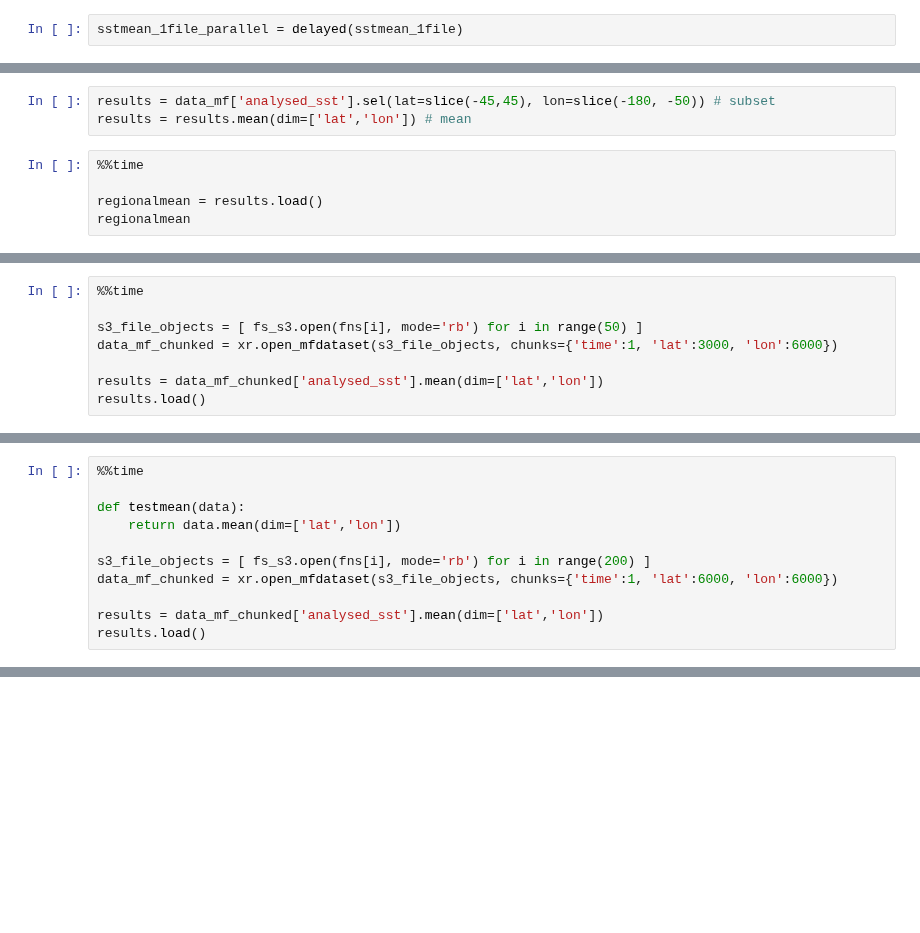
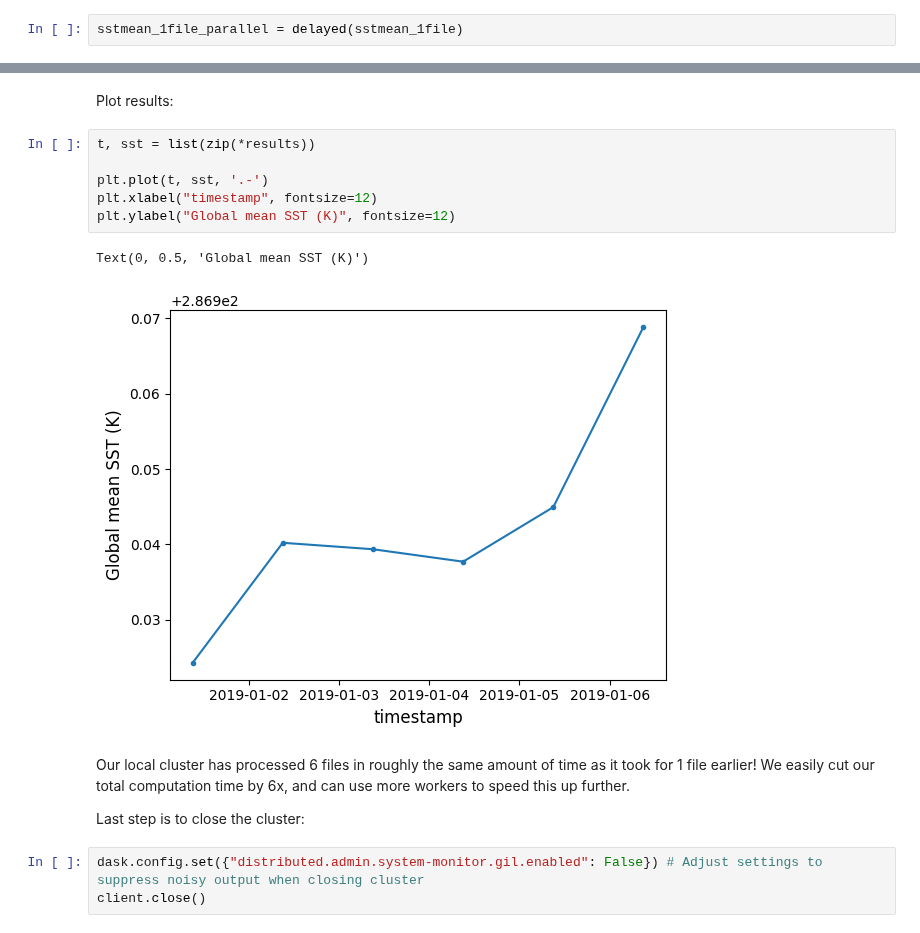
Before and after one commit to DeanHenze/cloud_earthdata, a Jupyter notebook: dask_with_earthdata_starters/basic_dask.ipynb, the cells around one changed output, grey strips where cells are left out. Cells and saved outputs as stored; diff of their text form; blank space fills up the shorter version.

```diff
--- a/dask_with_earthdata_starters/basic_dask.ipynb
+++ b/dask_with_earthdata_starters/basic_dask.ipynb
@@ -482,8 +198,0 @@ data_mf = xr.open_mfdataset(s3_file_objects)
-# %%
-results = data_mf['analysed_sst'].sel(lat=slice(-45,45), lon=slice(-180, -50)) # subset
-results = results.mean(dim=['lat','lon']) # mean
-# %%
-%%time
-
-regionalmean = results.load()
-regionalmean
@@ -561,8 +198,0 @@ client
-# %%
-%%time
-
-s3_file_objects = [ fs_s3.open(fns[i], mode='rb') for i in range(50) ]
-data_mf_chunked = xr.open_mfdataset(s3_file_objects, chunks={'time':1, 'lat':3000, 'lon':6000})
-
-results = data_mf_chunked['analysed_sst'].mean(dim=['lat','lon'])
-results.load()
@@ -584,11 +198,0 @@ Coordinates:
-# %%
-%%time
-
-def testmean(data):
-    return data.mean(dim=['lat','lon'])
-
-s3_file_objects = [ fs_s3.open(fns[i], mode='rb') for i in range(200) ]
-data_mf_chunked = xr.open_mfdataset(s3_file_objects, chunks={'time':1, 'lat':6000, 'lon':6000})
-
-results = data_mf_chunked['analysed_sst'].mean(dim=['lat','lon'])
-results.load()
@@ -597,0 +199,18 @@ Wall time: 1min 51s
+# %% [markdown]
+Plot results:
+# %%
+t, sst = list(zip(*results))
+
+plt.plot(t, sst, '.-')
+plt.xlabel("timestamp", fontsize=12)
+plt.ylabel("Global mean SST (K)", fontsize=12)
+# %% [output]
+Text(0, 0.5, 'Global mean SST (K)')
+[figure, added]
+# %% [markdown]
+Our local cluster has processed 6 files in roughly the same amount of time as it took for 1 file earlier! We easily cut our total computation time by 6x, and can use more workers to speed this up further.
+
+Last step is to close the cluster:
+# %%
+dask.config.set({"distributed.admin.system-monitor.gil.enabled": False}) # Adjust settings to suppress noisy output when closing cluster
+client.close()
```
Also changed, not shown: parts of 70 cells of this notebook.
